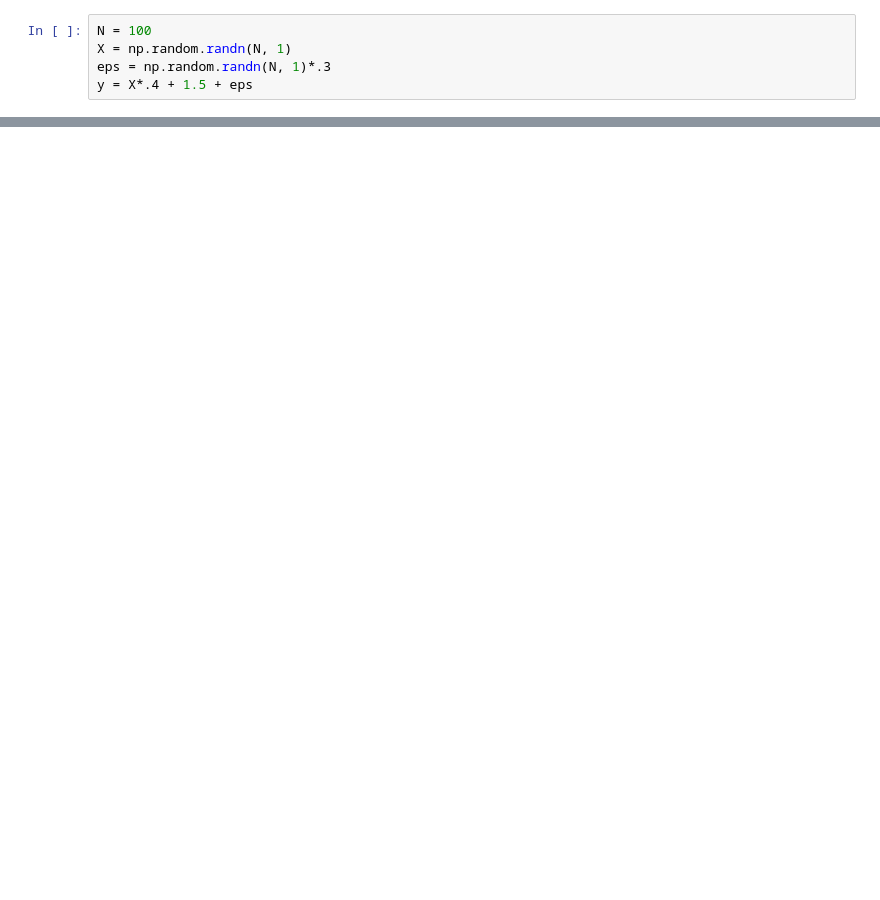
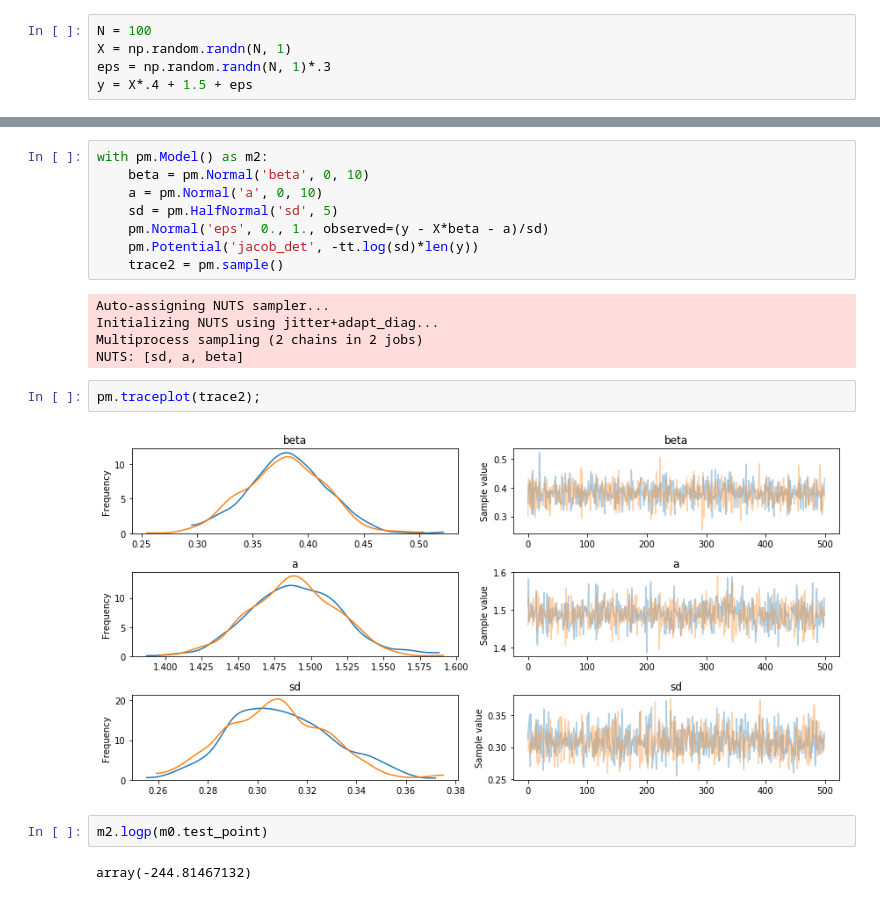
Before and after one commit to junpenglao/Planet_Sakaar_Data_Science, a Jupyter notebook: Miscellaneous/Regression with a twist.ipynb, the cells around one changed output, grey strips where cells are left out. Cells and saved outputs as stored; diff of their text form; blank space fills up the shorter version.

```diff
--- a/Miscellaneous/Regression with a twist.ipynb
+++ b/Miscellaneous/Regression with a twist.ipynb
@@ -71,0 +74,21 @@ map1
+# %%
+with pm.Model() as m2:
+    beta = pm.Normal('beta', 0, 10)
+    a = pm.Normal('a', 0, 10)
+    sd = pm.HalfNormal('sd', 5)
+    pm.Normal('eps', 0., 1., observed=(y - X*beta - a)/sd)
+    pm.Potential('jacob_det', -tt.log(sd)*len(y))
+    trace2 = pm.sample()
+# %% [output]
+Auto-assigning NUTS sampler...
+Initializing NUTS using jitter+adapt_diag...
+Multiprocess sampling (2 chains in 2 jobs)
+NUTS: [sd, a, beta]
+# %%
+pm.traceplot(trace2);
+# %% [output]
+[figure, added]
+# %%
+m2.logp(m0.test_point)
+# %% [output]
+array(-244.81467132)
```
Also changed, not shown: parts of 9 cells of this notebook, 2 other files.
